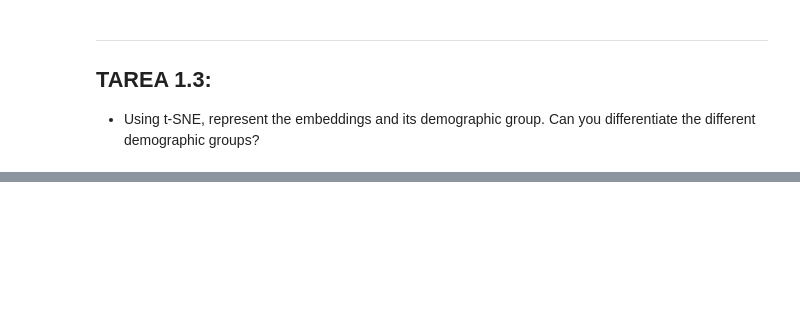
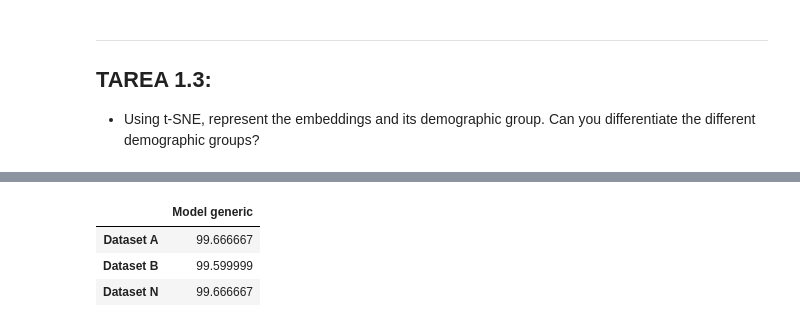
Before and after one commit to Arkh3/master-biometrica, a Jupyter notebook: src/hajar_face_recognition.ipynb, the cells around one changed output, grey strips where cells are left out. Drawn from its saved outputs; the diff is of its cells as text; code cells hidden in the pictures; blank space fills up the shorter version.

```diff
--- a/src/hajar_face_recognition.ipynb
+++ b/src/hajar_face_recognition.ipynb
@@ -199,0 +164,5 @@ print("Baseline: %.2f%% (%.2f%%)" % (results.mean()*100, results.std()*100))
+# %%
+x_train, x_test, y_train, y_test = generate_test_train(main_embeddings_dataset)
+# %%
+generic_model, accuracy, val_accuracy = train_gender_model(x_train, y_train, x_test, y_test)
+print(f"Generic model trained.")
@@ -199,0 +177,7 @@ print("Baseline: %.2f%% (%.2f%%)" % (results.mean()*100, results.std()*100))
+# %%
+get_all_accuracies_table({'generic': generic_model}, embeddings)
+# %% [output]
+|  | Model generic |
+| Dataset A | 99.666667 |
+| Dataset B | 99.599999 |
+| Dataset N | 99.666667 |
```
Also changed, not shown: parts of 25 cells of this notebook, 3 other files.
